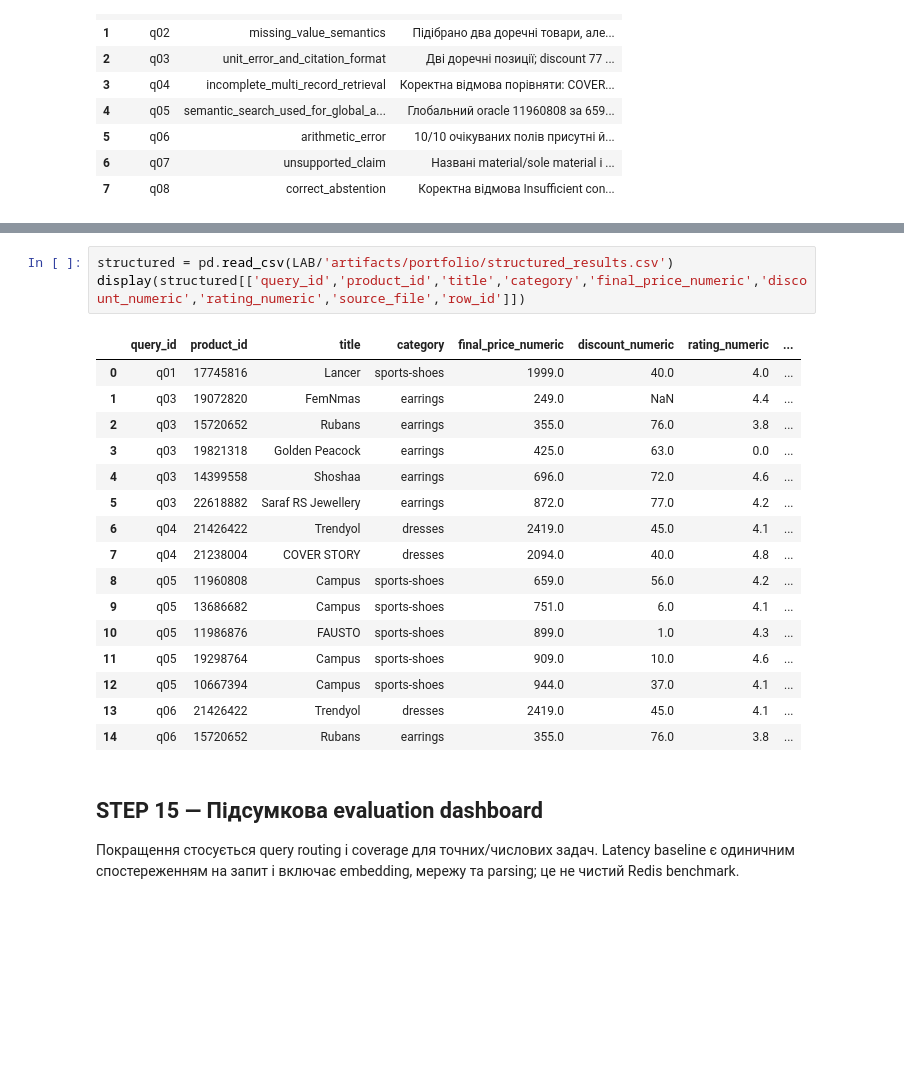
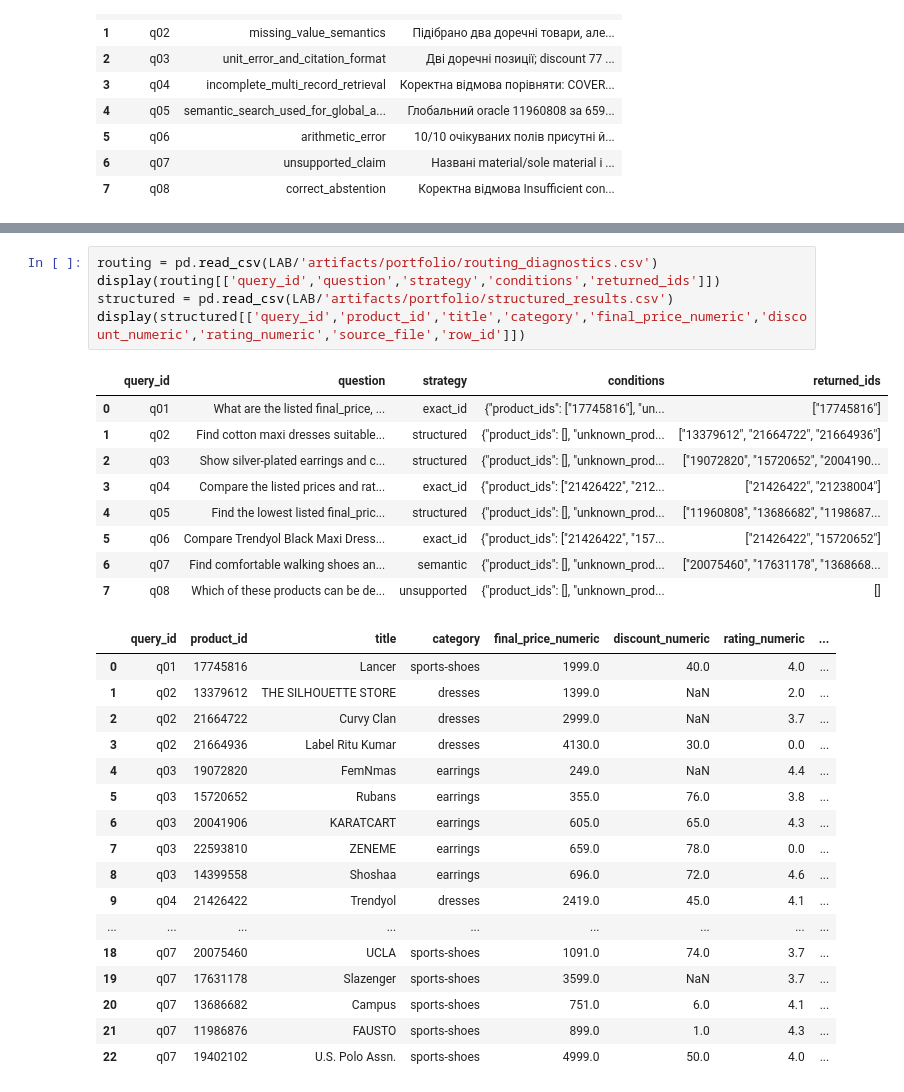
Before and after one commit to Eclipse-XS/Neural-Network-Technologies-and-Systems, a Jupyter notebook: labs/lab03_rag/notebooks/01_redis_csv_rag.ipynb, the cells around one changed output, grey strips where cells are left out. Saved outputs shown, nothing was run; the diff lists cells and outputs as text; blank space fills up the shorter version.

```diff
--- a/labs/lab03_rag/notebooks/01_redis_csv_rag.ipynb
+++ b/labs/lab03_rag/notebooks/01_redis_csv_rag.ipynb
@@ -237,24 +239,32 @@ Hybrid router зберігає semantic baseline для вільних запи
 # %%
+routing = pd.read_csv(LAB/'artifacts/portfolio/routing_diagnostics.csv')
+display(routing[['query_id','question','strategy','conditions','returned_ids']])
 structured = pd.read_csv(LAB/'artifacts/portfolio/structured_results.csv')
 display(structured[['query_id','product_id','title','category','final_price_numeric','discount_numeric','rating_numeric','source_file','row_id']])
 # %% [output]
-|  | query_id | product_id | title | category | final_price_numeric | discount_numeric | rating_numeric | ... |
-| 0 | q01 | 17745816 | Lancer | sports-shoes | 1999.0 | 40.0 | 4.0 | ... |
-| 1 | q03 | 19072820 | FemNmas | earrings | 249.0 | NaN | 4.4 | ... |
-| 2 | q03 | 15720652 | Rubans | earrings | 355.0 | 76.0 | 3.8 | ... |
-| 3 | q03 | 19821318 | Golden Peacock | earrings | 425.0 | 63.0 | 0.0 | ... |
-| 4 | q03 | 14399558 | Shoshaa | earrings | 696.0 | 72.0 | 4.6 | ... |
-| 5 | q03 | 22618882 | Saraf RS Jewellery | earrings | 872.0 | 77.0 | 4.2 | ... |
-| 6 | q04 | 21426422 | Trendyol | dresses | 2419.0 | 45.0 | 4.1 | ... |
-| 7 | q04 | 21238004 | COVER STORY | dresses | 2094.0 | 40.0 | 4.8 | ... |
-| 8 | q05 | 11960808 | Campus | sports-shoes | 659.0 | 56.0 | 4.2 | ... |
-| 9 | q05 | 13686682 | Campus | sports-shoes | 751.0 | 6.0 | 4.1 | ... |
-| 10 | q05 | 11986876 | FAUSTO | sports-shoes | 899.0 | 1.0 | 4.3 | ... |
-| 11 | q05 | 19298764 | Campus | sports-shoes | 909.0 | 10.0 | 4.6 | ... |
-| 12 | q05 | 10667394 | Campus | sports-shoes | 944.0 | 37.0 | 4.1 | ... |
-| 13 | q06 | 21426422 | Trendyol | dresses | 2419.0 | 45.0 | 4.1 | ... |
-| 14 | q06 | 15720652 | Rubans | earrings | 355.0 | 76.0 | 3.8 | ... |
+|  | query_id | question | strategy | conditions | returned_ids |
+| 0 | q01 | What are the listed final_price, ... | exact_id | {"product_ids": ["17745816"], "un... | ["17745816"] |
+| 1 | q02 | Find cotton maxi dresses suitable... | structured | {"product_ids": [], "unknown_prod... | ["13379612", "21664722", "21664936"] |
+| 2 | q03 | Show silver-plated earrings and c... | structured | {"product_ids": [], "unknown_prod... | ["19072820", "15720652", "2004190... |
+| 3 | q04 | Compare the listed prices and rat... | exact_id | {"product_ids": ["21426422", "212... | ["21426422", "21238004"] |
+| 4 | q05 | Find the lowest listed final_pric... | structured | {"product_ids": [], "unknown_prod... | ["11960808", "13686682", "1198687... |
+| 5 | q06 | Compare Trendyol Black Maxi Dress... | exact_id | {"product_ids": ["21426422", "157... | ["21426422", "15720652"] |
+| 6 | q07 | Find comfortable walking shoes an... | semantic | {"product_ids": [], "unknown_prod... | ["20075460", "17631178", "1368668... |
+| 7 | q08 | Which of these products can be de... | unsupported | {"product_ids": [], "unknown_prod... | [] |
+|  | query_id | product_id | title | category | final_price_numeric | discount_numeric | rating_numeric | ... |
+| 0 | q01 | 17745816 | Lancer | sports-shoes | 1999.0 | 40.0 | 4.0 | ... |
+| 1 | q02 | 13379612 | THE SILHOUETTE STORE | dresses | 1399.0 | NaN | 2.0 | ... |
+| 2 | q02 | 21664722 | Curvy Clan | dresses | 2999.0 | NaN | 3.7 | ... |
+| 3 | q02 | 21664936 | Label Ritu Kumar | dresses | 4130.0 | 30.0 | 0.0 | ... |
+| 4 | q03 | 19072820 | FemNmas | earrings | 249.0 | NaN | 4.4 | ... |
+| 5 | q03 | 15720652 | Rubans | earrings | 355.0 | 76.0 | 3.8 | ... |
+| 6 | q03 | 20041906 | KARATCART | earrings | 605.0 | 65.0 | 4.3 | ... |
+| 7 | q03 | 22593810 | ZENEME | earrings | 659.0 | 78.0 | 0.0 | ... |
+| 8 | q03 | 14399558 | Shoshaa | earrings | 696.0 | 72.0 | 4.6 | ... |
+| 9 | q04 | 21426422 | Trendyol | dresses | 2419.0 | 45.0 | 4.1 | ... |
+| ... | ... | ... | ... | ... | ... | ... | ... | ... |
+| 18 | q07 | 20075460 | UCLA | sports-shoes | 1091.0 | 74.0 | 3.7 | ... |
+| 19 | q07 | 17631178 | Slazenger | sports-shoes | 3599.0 | NaN | 3.7 | ... |
+| 20 | q07 | 13686682 | Campus | sports-shoes | 751.0 | 6.0 | 4.1 | ... |
+| 21 | q07 | 11986876 | FAUSTO | sports-shoes | 899.0 | 1.0 | 4.3 | ... |
+| 22 | q07 | 19402102 | U.S. Polo Assn. | sports-shoes | 4999.0 | 50.0 | 4.0 | ... |
-# %% [markdown]
-## STEP 15 — Підсумкова evaluation dashboard
-
-Покращення стосується query routing і coverage для точних/числових задач. Latency baseline є одиничним спостереженням на запит і включає embedding, мережу та parsing; це не чистий Redis benchmark.
```
Also changed, not shown: parts of 6 cells of this notebook, 11 other files.
